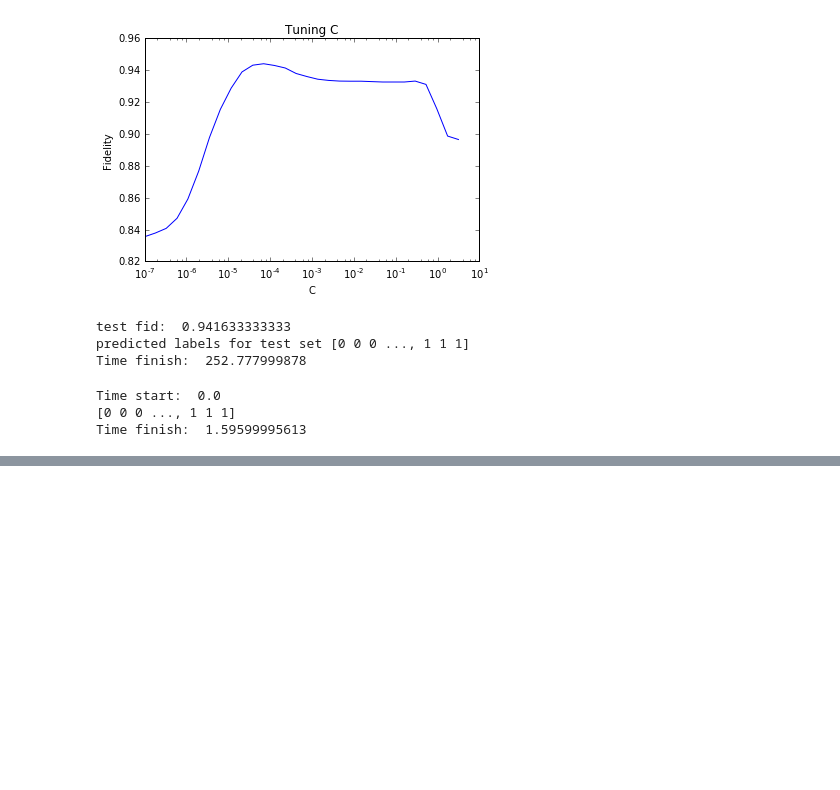
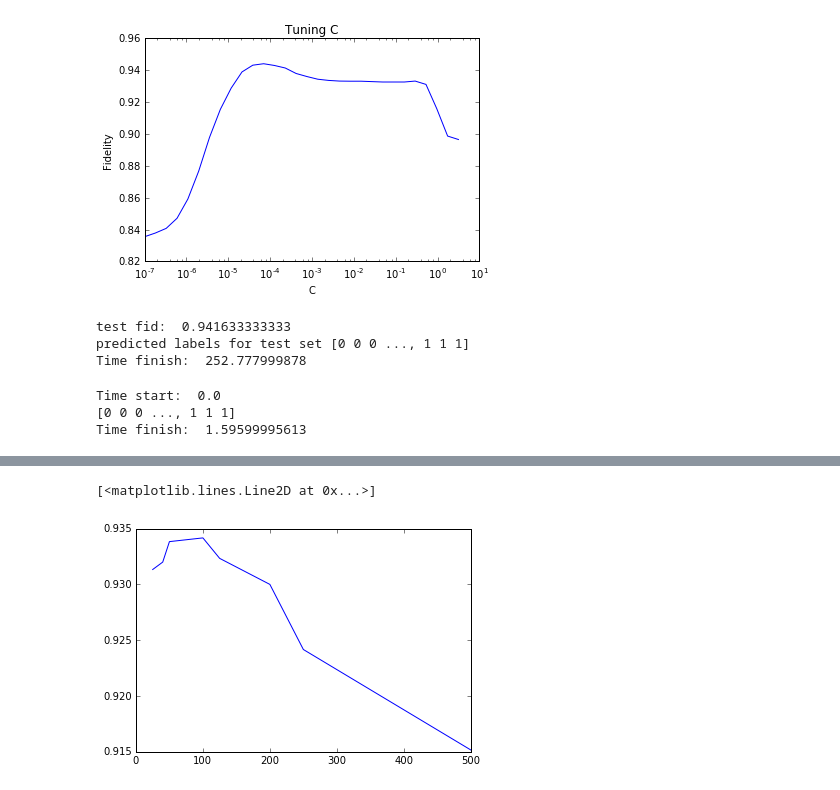
Before and after one commit to dennischenfeng/qnl_qmtrajproj, a Jupyter notebook: SWInt_SVM_v2.ipynb, the cells around one changed output, grey strips where cells are left out. Drawn from its saved outputs; the diff is of its cells as text; code cells hidden in the pictures; blank space fills up the shorter version.

```diff
--- a/SWInt_SVM_v2.ipynb
+++ b/SWInt_SVM_v2.ipynb
@@ -559,0 +562,7 @@ Time finish:  1.59599995613
+# %%
+import pickle
+
+test_storage = pickle.load(open("test_storage_2.p", "rb"))
+arrayFid = test_storage[0]
+lstClf = test_storage[1]
+lstTimes = test_storage[2]
@@ -559,0 +623,6 @@ Time finish:  1.59599995613
+# %%
+# sweep through slotSize
+plt.plot([25, 40, 50, 100, 125, 200, 250, 500], arrayFid[4,0,:,1])
+# %% [output]
+[<matplotlib.lines.Line2D at 0x...>]
+[figure, added]
```
Also changed, not shown: parts of 8 cells of this notebook, 2 other files.
